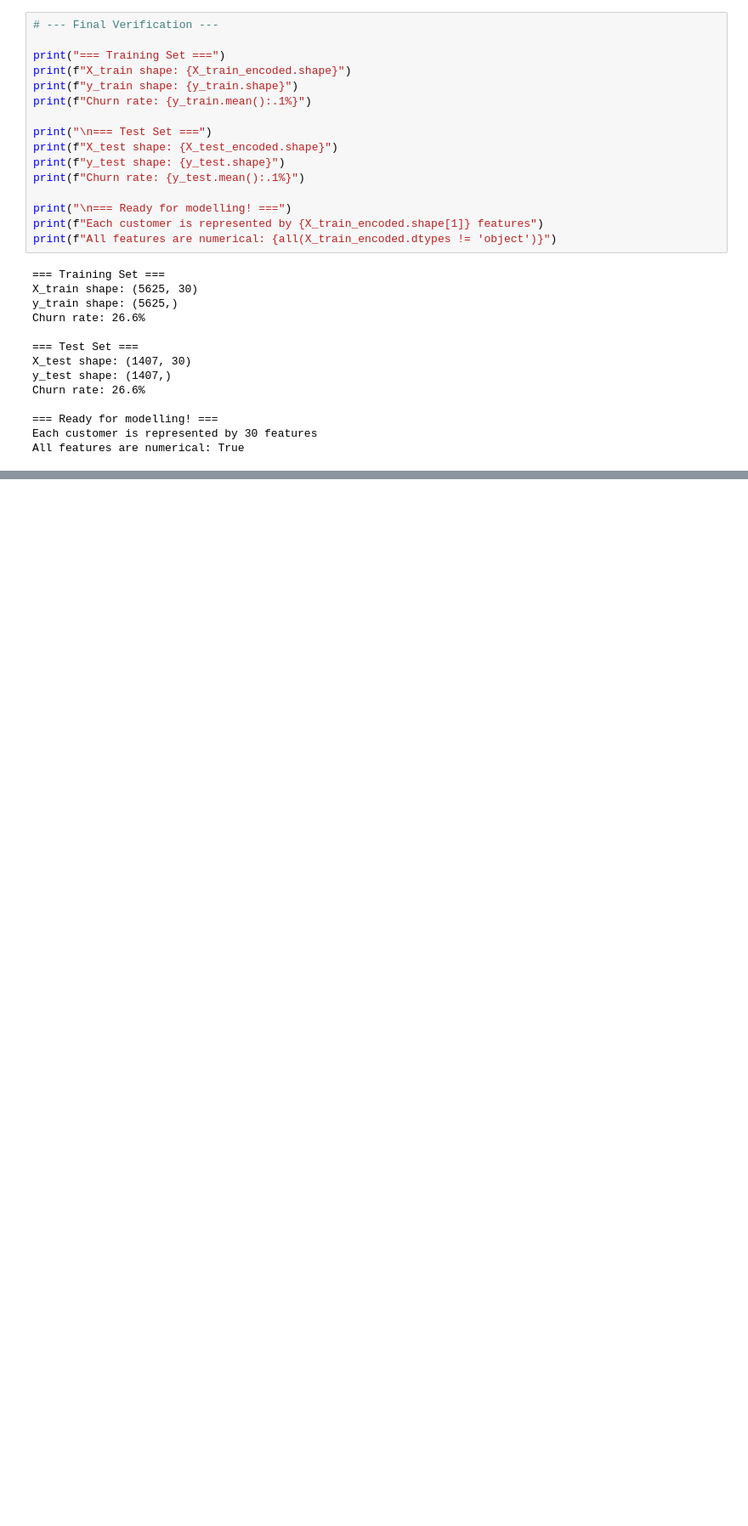
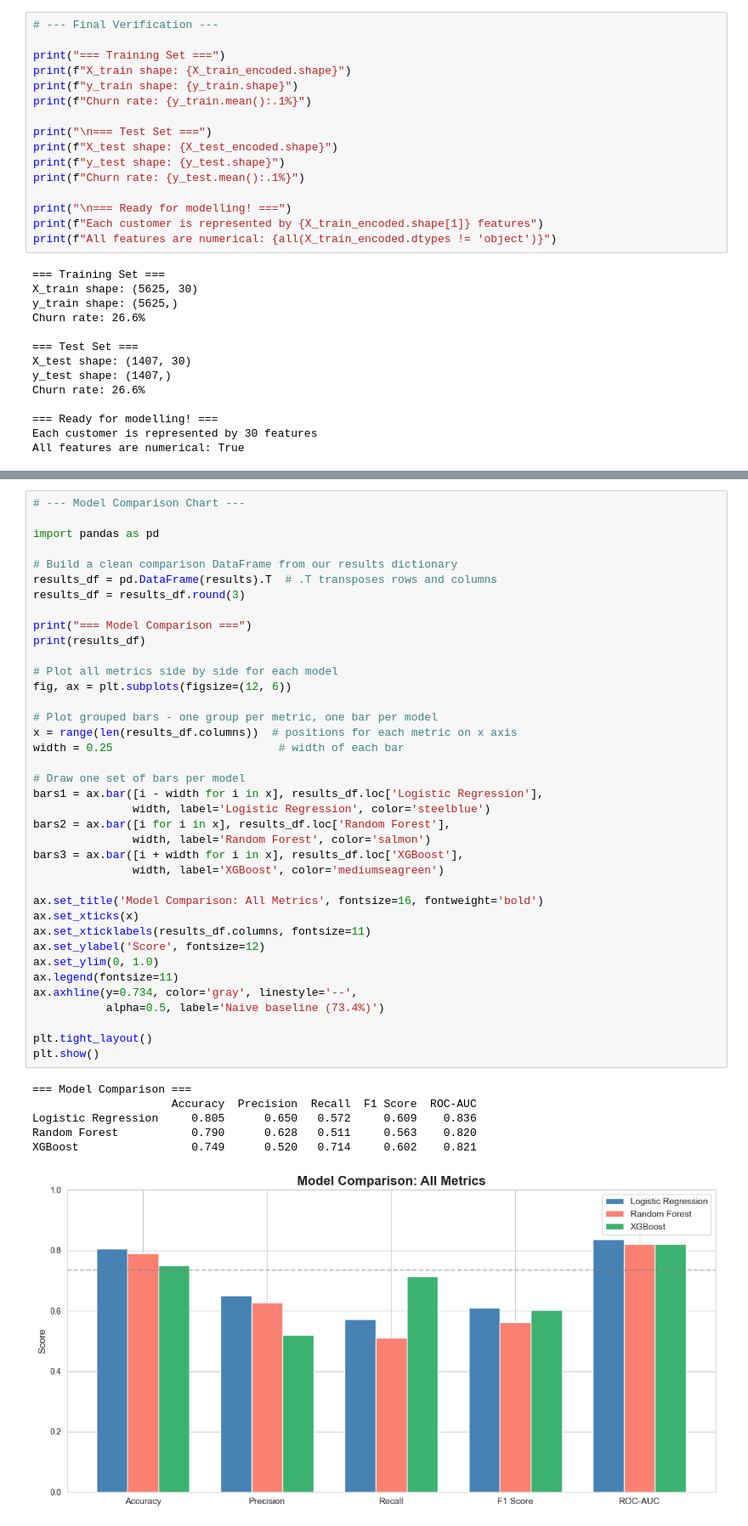
Before and after one commit to adamfaik/churn-prediction, a Jupyter notebook: churn_analysis.ipynb, the cells around one changed output, grey strips where cells are left out. Shown at 85% size. Saved outputs shown, nothing was run; the diff lists cells and outputs as text; blank space fills up the shorter version.

Commit message:
Phase 6 complete: trained and compared three churn prediction models

```diff
--- a/churn_analysis.ipynb
+++ b/churn_analysis.ipynb
@@ -557,0 +731,45 @@ All features are numerical: True
+# %%
+# --- Model Comparison Chart ---
+
+import pandas as pd
+
+# Build a clean comparison DataFrame from our results dictionary
+results_df = pd.DataFrame(results).T  # .T transposes rows and columns
+results_df = results_df.round(3)
+
+print("=== Model Comparison ===")
+print(results_df)
+
+# Plot all metrics side by side for each model
+fig, ax = plt.subplots(figsize=(12, 6))
+
+# Plot grouped bars - one group per metric, one bar per model
+x = range(len(results_df.columns))  # positions for each metric on x axis
+width = 0.25                         # width of each bar
+
+# Draw one set of bars per model
+bars1 = ax.bar([i - width for i in x], results_df.loc['Logistic Regression'],
+               width, label='Logistic Regression', color='steelblue')
+bars2 = ax.bar([i for i in x], results_df.loc['Random Forest'],
+               width, label='Random Forest', color='salmon')
+bars3 = ax.bar([i + width for i in x], results_df.loc['XGBoost'],
+               width, label='XGBoost', color='mediumseagreen')
+
+ax.set_title('Model Comparison: All Metrics', fontsize=16, fontweight='bold')
+ax.set_xticks(x)
+ax.set_xticklabels(results_df.columns, fontsize=11)
+ax.set_ylabel('Score', fontsize=12)
+ax.set_ylim(0, 1.0)
+ax.legend(fontsize=11)
+ax.axhline(y=0.734, color='gray', linestyle='--',
+           alpha=0.5, label='Naive baseline (73.4%)')
+
+plt.tight_layout()
+plt.show()
+# %% [output]
+=== Model Comparison ===
+                     Accuracy  Precision  Recall  F1 Score  ROC-AUC
+Logistic Regression     0.805      0.650   0.572     0.609    0.836
+Random Forest           0.790      0.628   0.511     0.563    0.820
+XGBoost                 0.749      0.520   0.714     0.602    0.821
+[figure, added]
```
Also changed, not shown: parts of 5 cells of this notebook.
